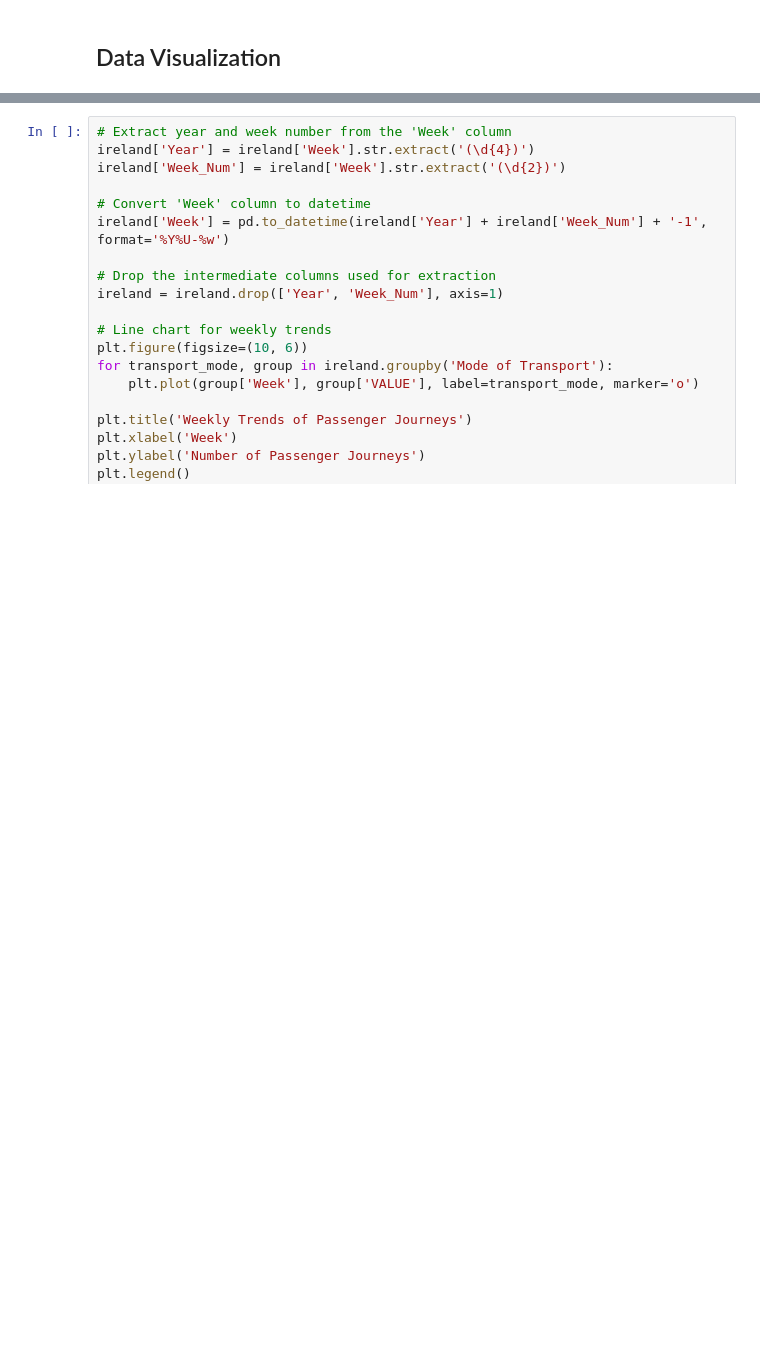
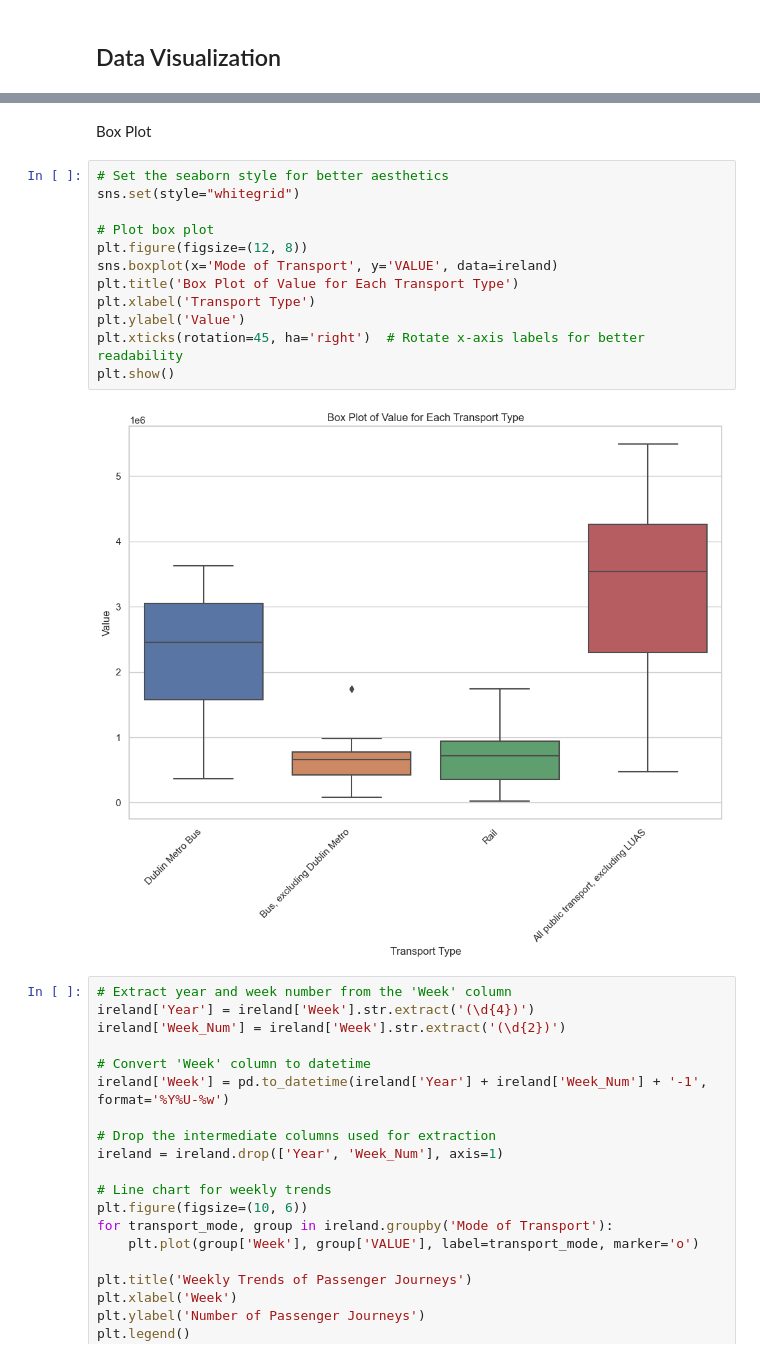
Before and after one commit to SedaColasan/Transport, a Jupyter notebook: transport.ipynb, the cells around one changed output, grey strips where cells are left out. Saved outputs shown, nothing was run; the diff lists cells and outputs as text; blank space fills up the shorter version.

```diff
--- a/transport.ipynb
+++ b/transport.ipynb
@@ -184,3 +272,19 @@ dtype: int64
+# %% [markdown]
+Box Plot
+# %%
+# Set the seaborn style for better aesthetics
+sns.set(style="whitegrid")
+
+# Plot box plot
+plt.figure(figsize=(12, 8))
+sns.boxplot(x='Mode of Transport', y='VALUE', data=ireland)
+plt.title('Box Plot of Value for Each Transport Type')
+plt.xlabel('Transport Type')
+plt.ylabel('Value')
+plt.xticks(rotation=45, ha='right')  # Rotate x-axis labels for better readability
+plt.show()
+# %% [output]
+[figure, added]
 # %%
 # Extract year and week number from the 'Week' column
 ireland['Year'] = ireland['Week'].str.extract('(\d{4})')
```
Also changed, not shown: parts of 47 cells of this notebook, 1 other file.
